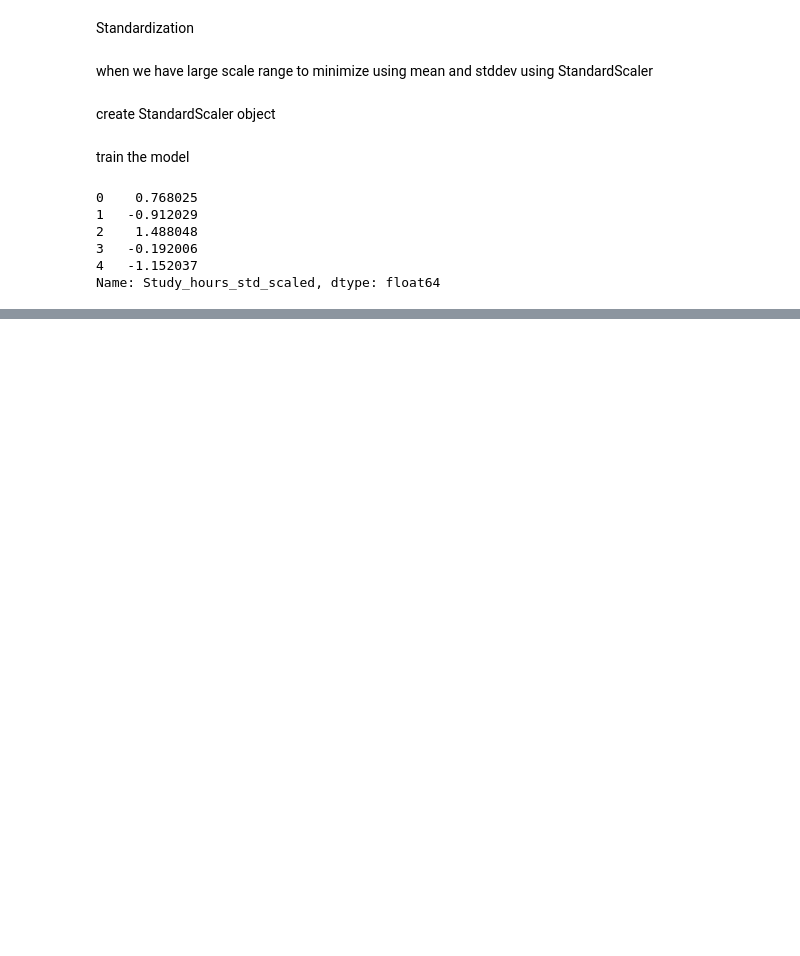
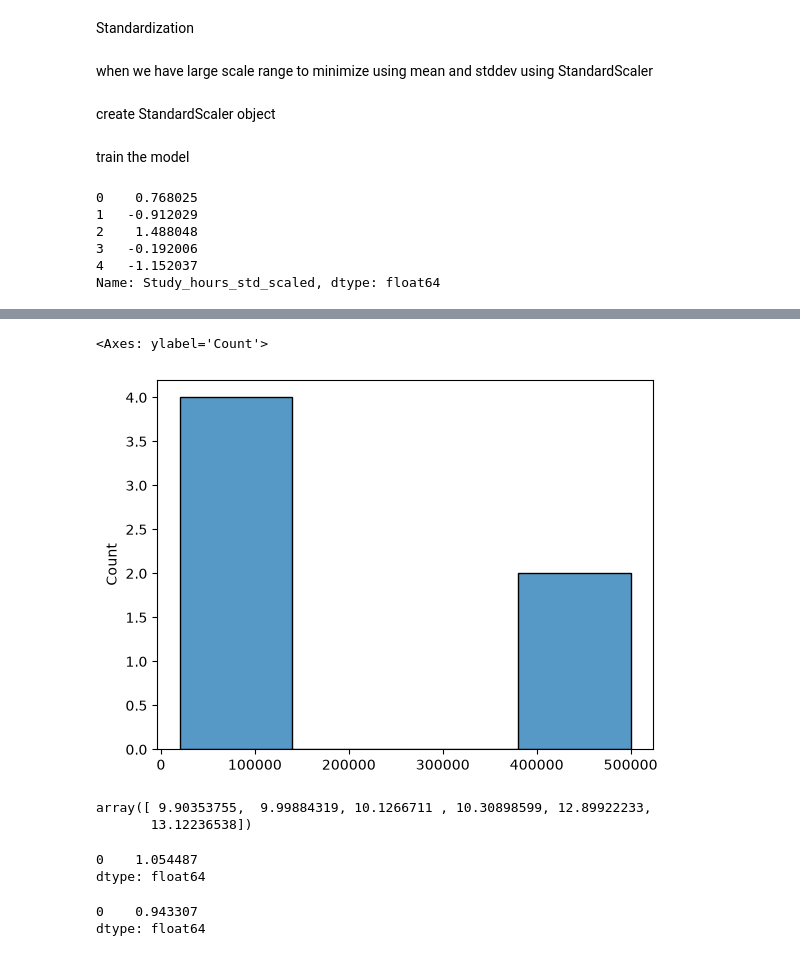
Before and after one commit to KeerthanaVelliyangiri/Data-Analytics-Portfolio, a Jupyter notebook: Python/ML_practice/linearregprac.ipynb, the cells around one changed output, grey strips where cells are left out. Cells and saved outputs as stored; diff of their text form; code cells hidden in the pictures; blank space fills up the shorter version.

```diff
--- a/Python/ML_practice/linearregprac.ipynb
+++ b/Python/ML_practice/linearregprac.ipynb
@@ -195,0 +218,20 @@ Name: Study_hours_std_scaled, dtype: float64
+# %%
+sb.histplot(income)
+# %% [output]
+<Axes: ylabel='Count'>
+[figure, added]
+# %%
+np.log1p([20000,22000,25000,30000,400000,500000])
+# %% [output]
+array([ 9.90353755,  9.99884319, 10.1266711 , 10.30898599, 12.89922233,
+       13.12236538])
+# %%
+pd.DataFrame([20000,22000,25000,30000,400000,500000]).skew()
+# %% [output]
+0    1.054487
+dtype: float64
+# %%
+pd.DataFrame(np.log1p([20000,22000,25000,30000,400000,500000])).skew()
+# %% [output]
+0    0.943307
+dtype: float64
```
Also changed, not shown: parts of 6 cells of this notebook, 8 other files.
